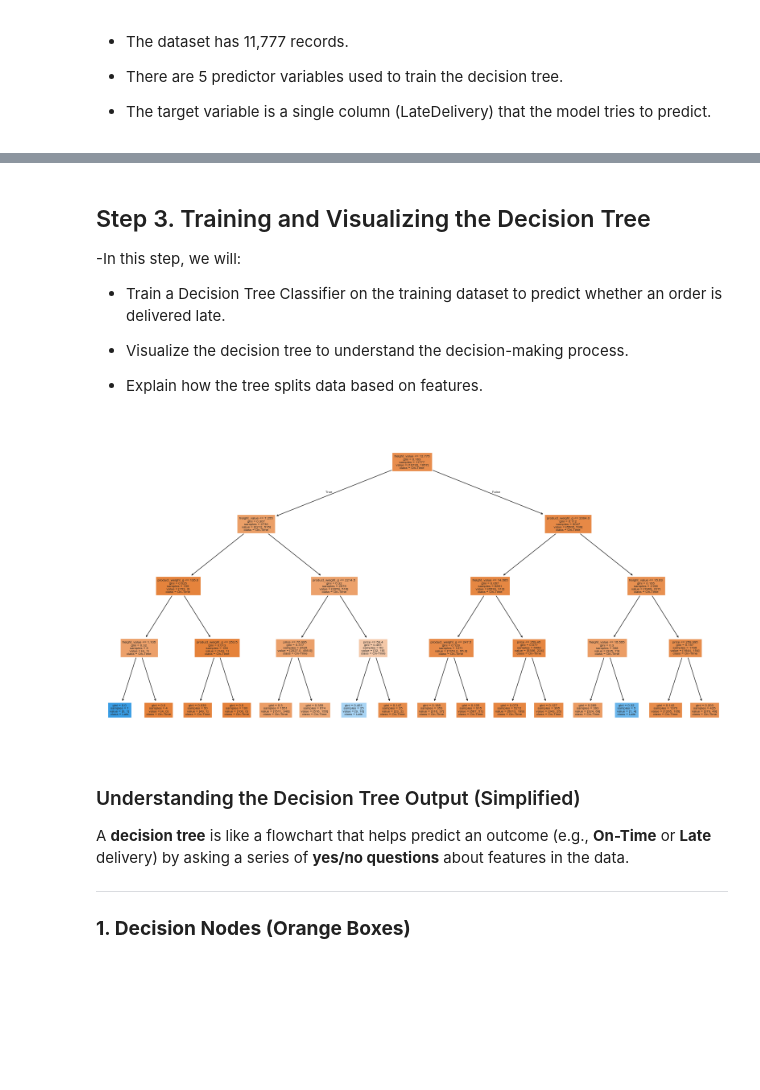
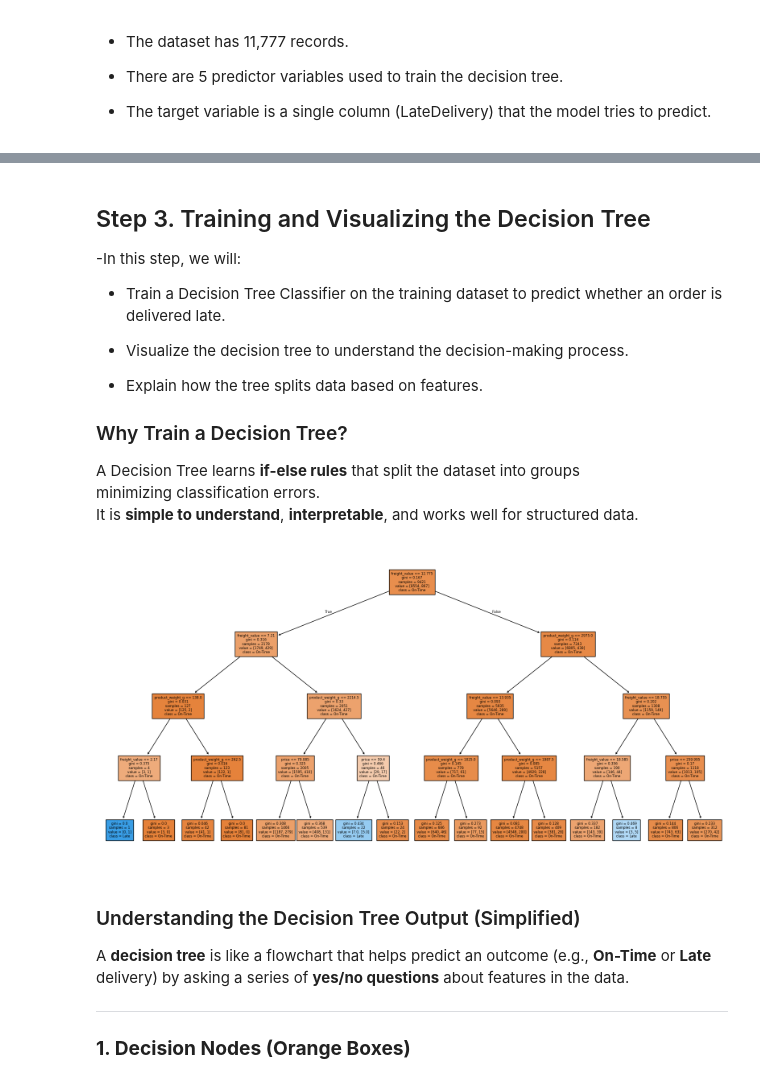
Before and after one commit to ibtj21/DSA2040A_DataMining_Group-6, a Jupyter notebook: notebooks/2_data_mining.ipynb, the cells around one changed output, grey strips where cells are left out. Drawn from its saved outputs; the diff is of its cells as text; code cells hidden in the pictures; blank space fills up the shorter version.

```diff
--- a/notebooks/2_data_mining.ipynb
+++ b/notebooks/2_data_mining.ipynb
@@ -566,3 +574,8 @@ X.shape, y.shape
+# %%
+from sklearn.model_selection import train_test_split
+
+#  Split data into 80% training and 20% testing
+X_train, X_test, y_train, y_test = train_test_split(X, y, test_size=0.2, random_state=42)
 # %% [markdown]
 ## Step 3. Training and Visualizing the Decision Tree
 -In this step, we will:
@@ -572,27 +585,33 @@ X.shape, y.shape
   - Visualize the decision tree to understand the decision-making process.
 
   - Explain how the tree splits data based on features.
+
+###  Why Train a Decision Tree?
+
+A Decision Tree learns **if-else rules** that split the dataset into groups
+minimizing classification errors.
+It is **simple to understand**, **interpretable**, and works well for structured data.
 # %%
-# Step 4: Train a Decision Tree Classifier and visualize it
+# Step 3: Train a Decision Tree Classifier and visualize it
 
 from sklearn.tree import DecisionTreeClassifier, plot_tree
 import matplotlib.pyplot as plt
 
 # Initialize the decision tree classifier
 # Limits the tree to 4 levels to avoid overfitting while keeping interpretability.
 dt_model = DecisionTreeClassifier(max_depth=4, random_state=42)
 # max_depth=4 keeps the tree simple and interpretable
 
 # Train the model using the training data
-dt_model.fit(X, y)
+dt_model.fit(X_train, y_train)
 
 # Visualize the trained decision tree
 plt.figure(figsize=(20, 10))
 plot_tree(dt_model, feature_names=X.columns, class_names=["On-Time", "Late"], filled=True,fontsize=6
           )
 plt.show()
 # %% [output]
-[figure, old version]
+[figure, new version]
 # %% [markdown]
 ###  Understanding the Decision Tree Output (Simplified)
 
```
Also changed, not shown: parts of 10 cells of this notebook.
